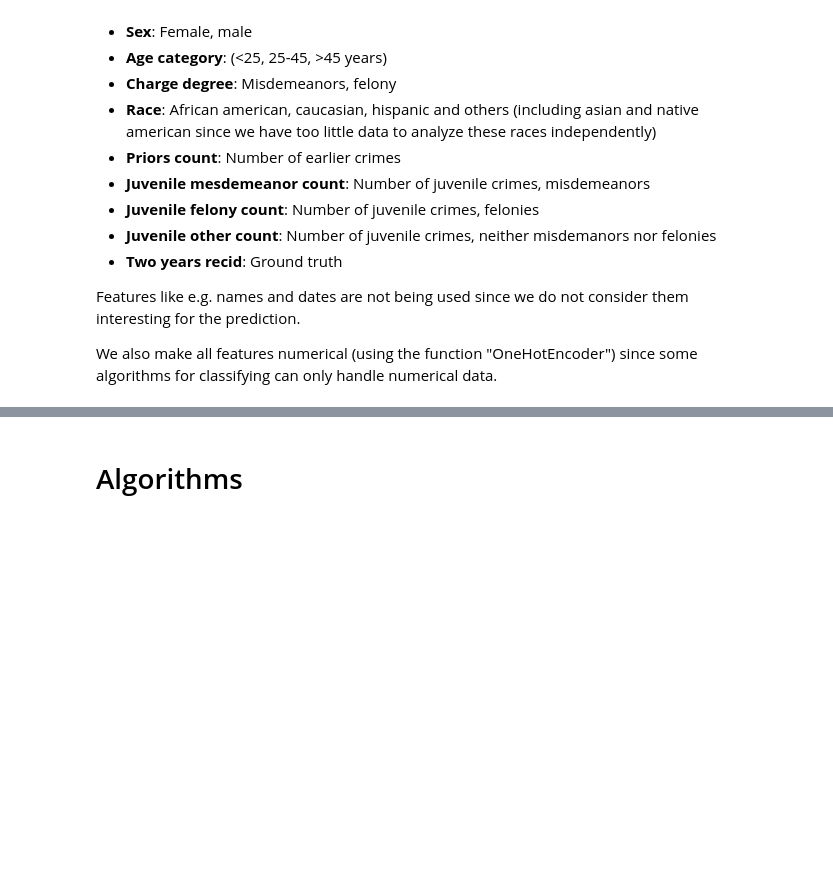
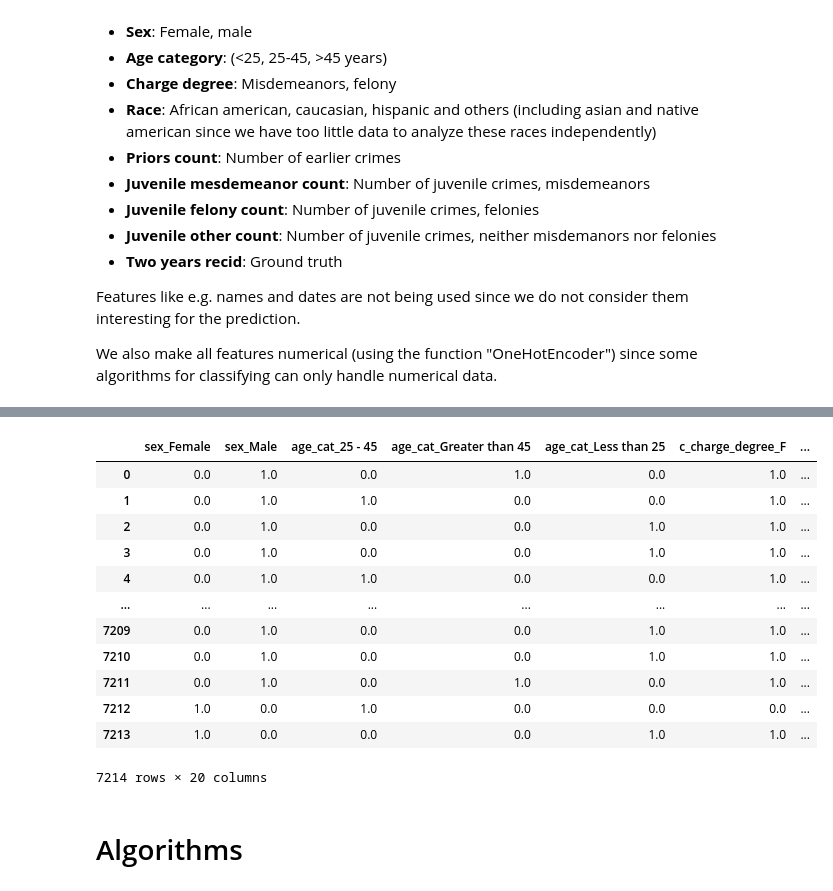
Before and after one commit to GuilhermeGPGil/ProPublica-COMPAS-Dataset-Analysis, a Jupyter notebook: Proj.ipynb, the cells around one changed output, grey strips where cells are left out. Cells and saved outputs as stored; diff of their text form; code cells hidden in the pictures; blank space fills up the shorter version.

```diff
--- a/Proj.ipynb
+++ b/Proj.ipynb
@@ -316,3 +354,28 @@ dfa_num
+# %%
+from sklearn.preprocessing import StandardScaler
+labels = ["priors_count","juv_misd_count","juv_fel_count","juv_other_count"]
+to_scale = dfa_num[labels]
+scaler = StandardScaler()# fit and transform the data
+scaled_data = scaler.fit_transform(to_scale)
+scaled_data
+df_scaled =  pd.DataFrame(data=scaled_data,columns = labels)
+df_cleaned.drop(columns = labels)
+dfa_num = pd.concat([dfa_num,fdd], axis=1)
+dfa_num
+# %% [output]
+|  | sex_Female | sex_Male | age_cat_25 - 45 | age_cat_Greater than 45 | age_cat_Less than 25 | c_charge_degree_F | ... |
+| 0 | 0.0 | 1.0 | 0.0 | 1.0 | 0.0 | 1.0 | ... |
+| 1 | 0.0 | 1.0 | 1.0 | 0.0 | 0.0 | 1.0 | ... |
+| 2 | 0.0 | 1.0 | 0.0 | 0.0 | 1.0 | 1.0 | ... |
+| 3 | 0.0 | 1.0 | 0.0 | 0.0 | 1.0 | 1.0 | ... |
+| 4 | 0.0 | 1.0 | 1.0 | 0.0 | 0.0 | 1.0 | ... |
+| ... | ... | ... | ... | ... | ... | ... | ... |
+| 7209 | 0.0 | 1.0 | 0.0 | 0.0 | 1.0 | 1.0 | ... |
+| 7210 | 0.0 | 1.0 | 0.0 | 0.0 | 1.0 | 1.0 | ... |
+| 7211 | 0.0 | 1.0 | 0.0 | 1.0 | 0.0 | 1.0 | ... |
+| 7212 | 1.0 | 0.0 | 1.0 | 0.0 | 0.0 | 0.0 | ... |
+| 7213 | 1.0 | 0.0 | 0.0 | 0.0 | 1.0 | 1.0 | ... |
+7214 rows × 20 columns
 # %% [markdown]
 # Algorithms
 # %% [markdown]
```
Also changed, not shown: parts of 42 cells of this notebook.
